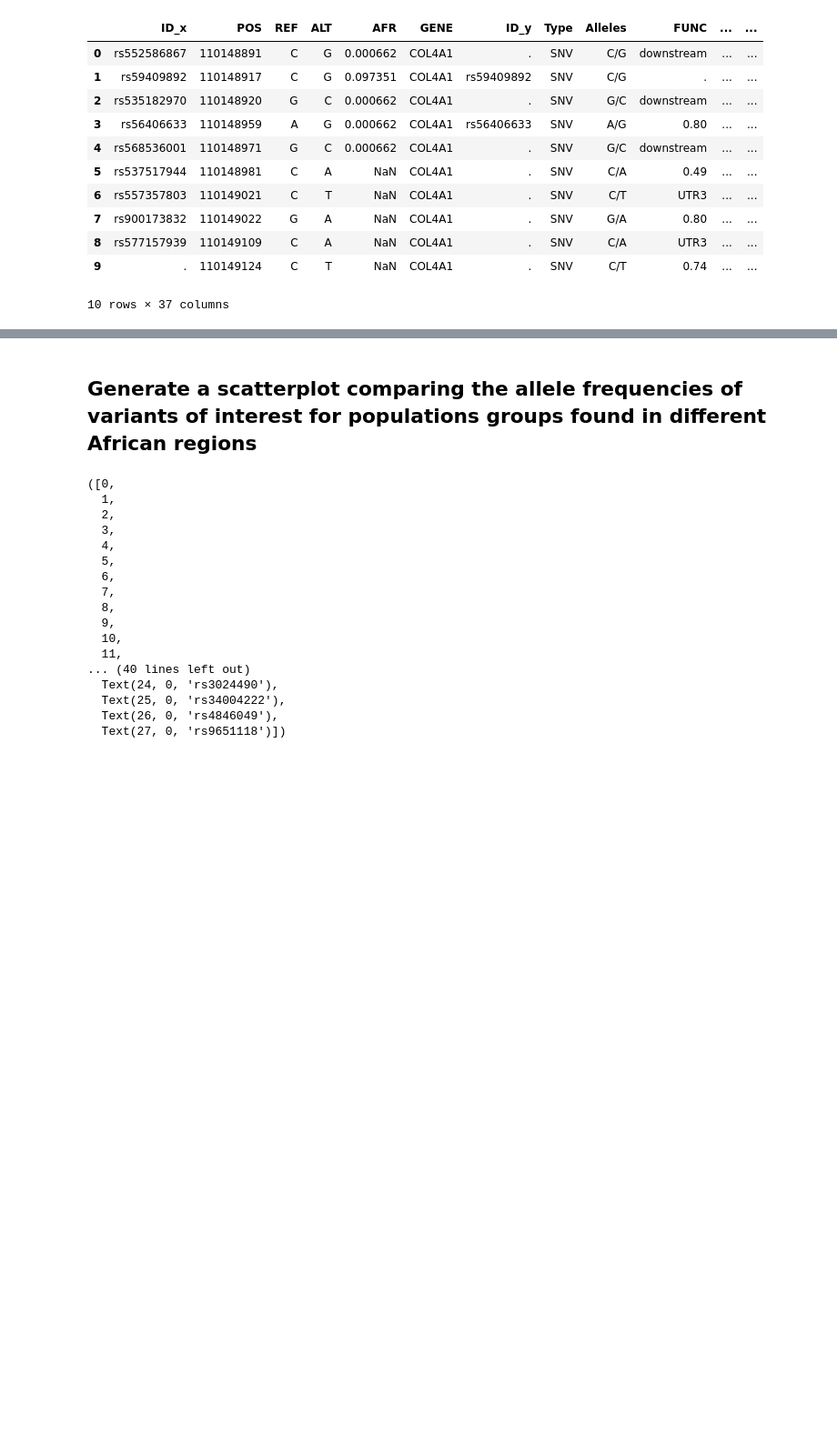
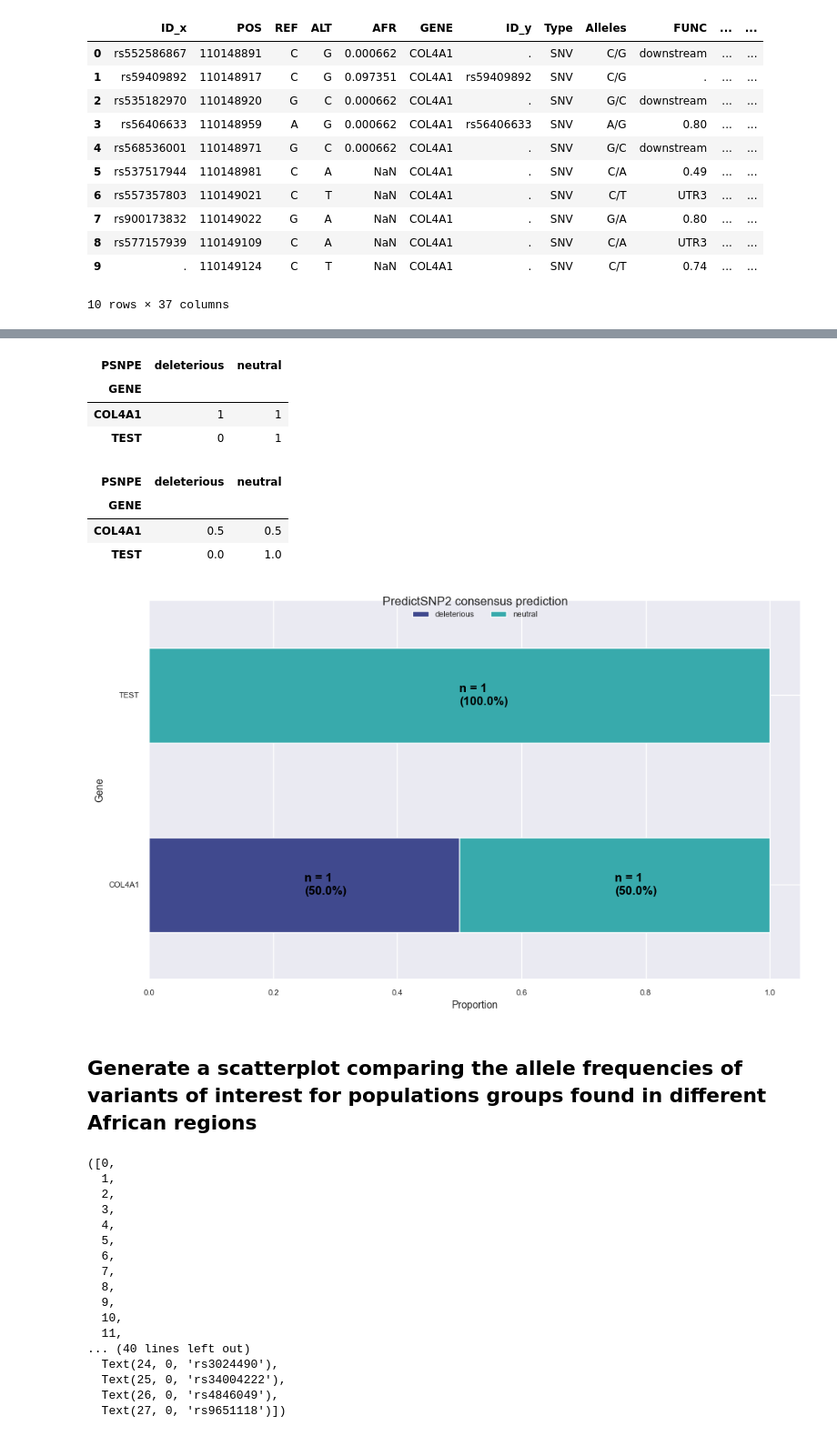
Before and after one commit to MeganHolborn/Genomics_allele-frequency-and-effect_data-analysis, a Jupyter notebook: Plots/plots.ipynb, the cells around one changed output, grey strips where cells are left out. Shown at 91% size. Saved outputs shown, nothing was run; the diff lists cells and outputs as text; code cells hidden in the pictures; blank space fills up the shorter version.

Commit message:
Plot the proportion of pathogenic and deleterious variants in each gene

```diff
--- a/Plots/plots.ipynb
+++ b/Plots/plots.ipynb
@@ -353,0 +340,4 @@ posx and posy should be finite values
+# %%
+# Extract relevant pathogenecity prediction VEP data from gene_af_VEP_df dataframe
+pathogenicity_df = af_VEP_df[["ID_x", "POS", "REF", "ALT", "GENE", "PSNPE"]]
+pathogenicity_df
@@ -353,0 +356,4 @@ posx and posy should be finite values
+# %%
+# Temporary code to test the graph
+pathogenicity_df.at[1,"GENE"] = "TEST"
+pathogenicity_df
@@ -354,3 +372,58 @@ posx and posy should be finite values
+# %%
+# Group dataframe information by gene and prediction value
+pathogenicity_grouped = pathogenicity_df.groupby(["GENE","PSNPE"]).count().reset_index().rename(columns={"ID_x":"COUNT"})[["GENE", "PSNPE", "COUNT"]]
+cross_tab = pd.crosstab(index=pathogenicity_grouped['GENE'], columns=pathogenicity_grouped['PSNPE'])
+cross_tab
+# %% [output]
+| PSNPE | deleterious | neutral |
+| GENE |  |  |
+| COL4A1 | 1 | 1 |
+| TEST | 0 | 1 |
+# %%
+# Calculate the proportions of each type of prediction value for the different genes
+
+cross_tab_proportions = pd.crosstab(index=pathogenicity_grouped['GENE'],
+                             columns=pathogenicity_grouped['PSNPE'],
+                             normalize="index")
+cross_tab_proportions
+# %% [output]
+| PSNPE | deleterious | neutral |
+| GENE |  |  |
+| COL4A1 | 0.5 | 0.5 |
+| TEST | 0.0 | 1.0 |
+# %%
+# Create stacked barplot of pathogenicity proportion information for each gene
+custom_palette = sns.color_palette("mako", 2)
+pathogenicity_plot = cross_tab_proportions.plot(
+    kind="barh",
+    stacked = True,
+    color=custom_palette,
+    figsize=(10,6)
+)
+
+pathogenicity_plot.set_xlabel("Proportion")
+pathogenicity_plot.set_ylabel("Gene")
+plt.legend(title = "PredictSNP2 consensus prediction",
+        bbox_to_anchor=(0.5, 1.02),
+        loc="upper center",
+        borderaxespad=0,
+        frameon=False,
+        ncol=3,)
+
+for n,x in enumerate([*cross_tab_proportions.index.values]):
+    for (proportion, count, y_loc) in zip(cross_tab_proportions.loc[x], cross_tab.loc[x], cross_tab_proportions.loc[x].cumsum()):
+        if proportion > 0.0:
+            plt.text(x=(y_loc-proportion) + (proportion / 2),
+                    y=n - 0.05,
+                    s=f'{count}\n({np.round(proportion*100, 1)}%)',
+                    color='black',
+                    fontsize = 12,
+                    fontweight = "bold",
+                    )
+
+plt.tight_layout()
+# %% [output]
+[figure, added]
 # %% [markdown]
 ## Generate a scatterplot comparing the allele frequencies of variants of interest for populations groups found in different African regions
 # %%
```
Also changed, not shown: parts of 5 cells of this notebook.
